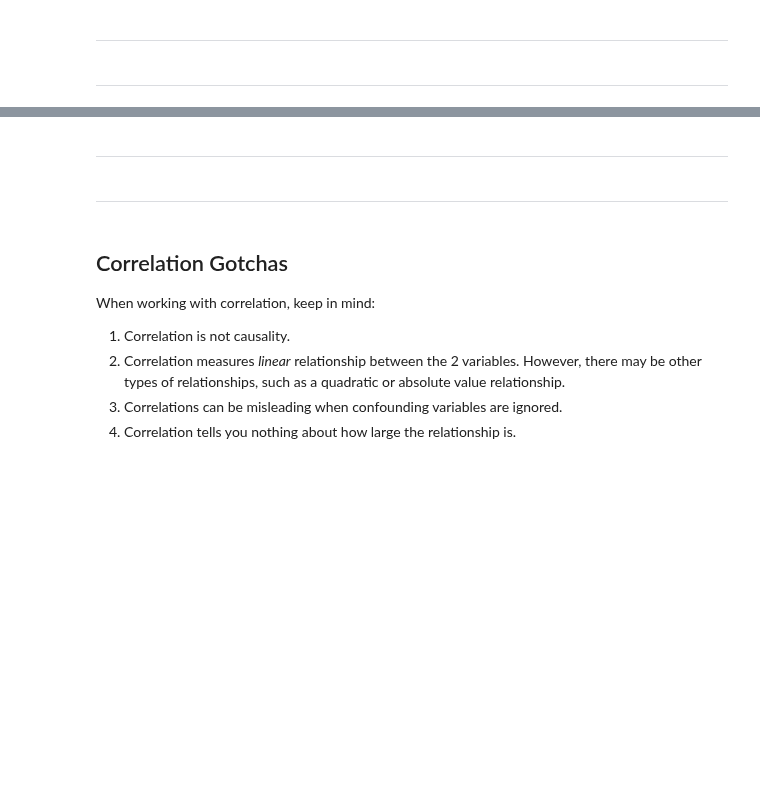
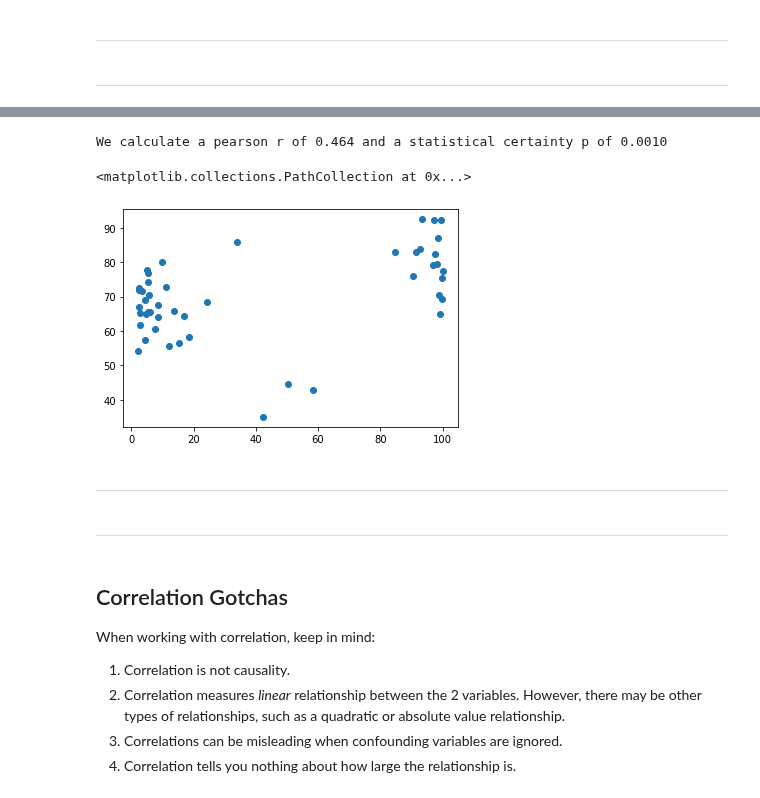
Before and after one commit to CodeupClassroom/florence-statistics-exercises, a Jupyter notebook: Correlation_Lesson.ipynb, the cells around one changed output, grey strips where cells are left out. Cells and saved outputs as stored; diff of their text form; code cells hidden in the pictures; blank space fills up the shorter version.

```diff
--- a/Correlation_Lesson.ipynb
+++ b/Correlation_Lesson.ipynb
@@ -83,0 +176,3 @@ Lastly, we compare our p value to our alpha that we selected earlier:
+# %%
+# get our data
+df = data('swiss')
@@ -83,0 +215,4 @@ Lastly, we compare our p value to our alpha that we selected earlier:
+# %%
+# assign our x and y for comparison
+x = df['Catholic']
+y = df['Fertility']
@@ -84,3 +222,13 @@ Lastly, we compare our p value to our alpha that we selected earlier:
+# %%
+r, p = stats.pearsonr(x,y)
+print(f'We calculate a pearson r of {r:.3f} and a statistical certainty p of {p:.4f}')
+# %% [output]
+We calculate a pearson r of 0.464 and a statistical certainty p of 0.0010
+# %%
+plt.scatter(x, y)
+# %% [output]
+<matplotlib.collections.PathCollection at 0x...>
+[figure, added]
 # %% [markdown]
 <hr style="border-top: 10px groove green; margin-top: 1px; margin-bottom: 1px"></hr>
 # %% [markdown]
```
Also changed, not shown: parts of 41 cells of this notebook.
